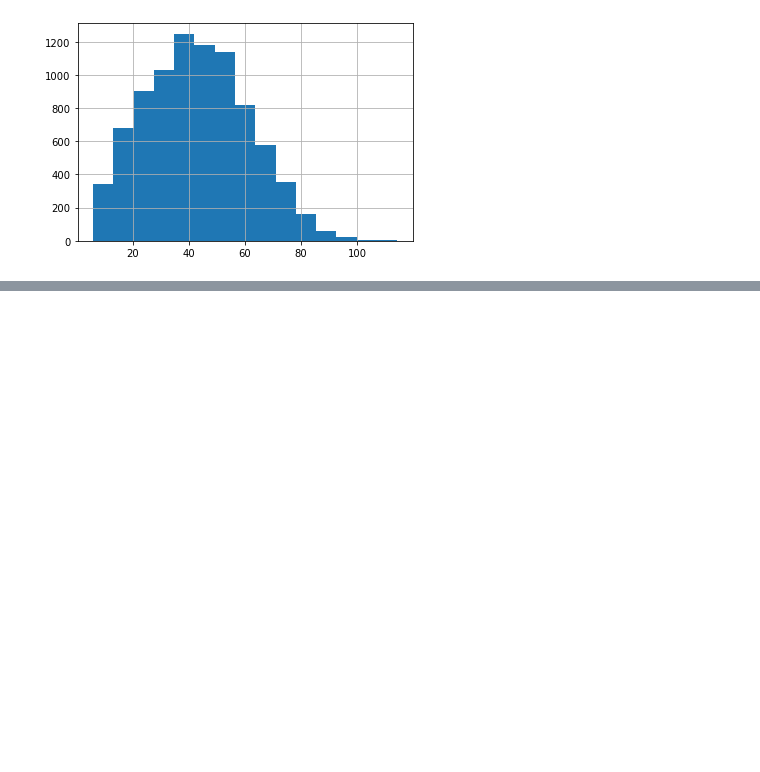
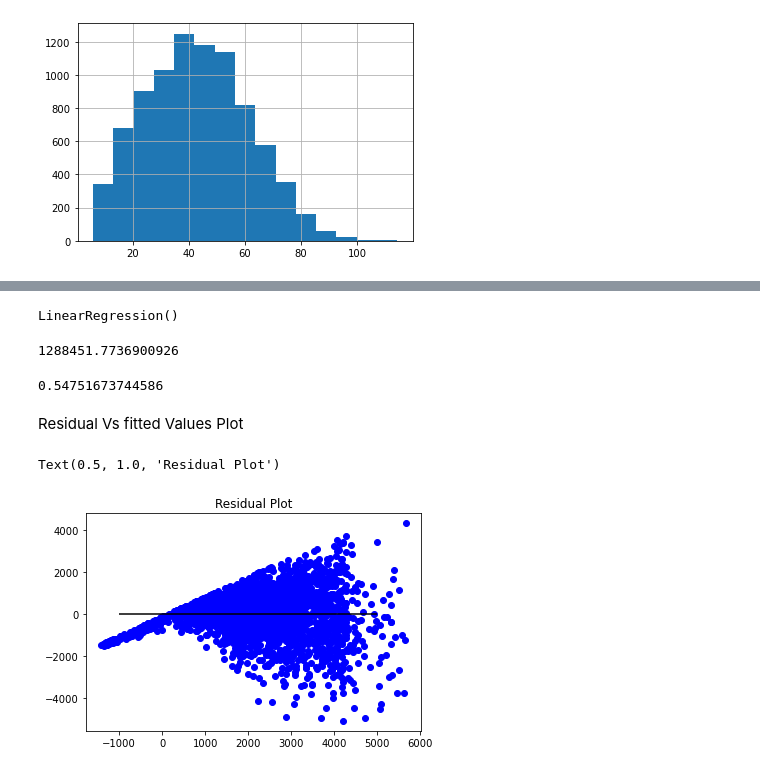
Before and after one commit to shrish83/Python-Basics, a Jupyter notebook: AnalyticsWidhyaDSCourse2021Bootcamp/March_Probability&Statistics/Project 2 - BigMartSalesProblem/script.ipynb, the cells around one changed output, grey strips where cells are left out. Saved outputs shown, nothing was run; the diff lists cells and outputs as text; code cells hidden in the pictures; blank space fills up the shorter version.

```diff
--- a/AnalyticsWidhyaDSCourse2021Bootcamp/March_Probability&Statistics/Project 2 - BigMartSalesProblem/script.ipynb
+++ b/AnalyticsWidhyaDSCourse2021Bootcamp/March_Probability&Statistics/Project 2 - BigMartSalesProblem/script.ipynb
@@ -356,0 +403,31 @@ train['Item_Outlet_Sales_log'].hist(bins=15)
+# %%
+X = X.drop(['Item_Outlet_Sales','Item_Outlet_Sales_log'],1)
+# %%
+x_train, x_cv, y_train, y_cv = train_test_split(X,train.Item_Outlet_Sales, test_size=0.3)
+# %%
+lreg.fit(x_train,y_train)
+# %% [output]
+LinearRegression()
+# %%
+#predict on cv
+pred_cv = lreg.predict(x_cv)
+# %%
+#mse
+mse = np.mean((pred_cv - y_cv) ** 2)
+mse
+# %% [output]
+1288451.7736900926
+# %%
+#r square
+lreg.score(x_cv,y_cv)
+# %% [output]
+0.54751673744586
+# %% [markdown]
+Residual Vs fitted Values Plot
+# %%
+x_plot = plt.scatter(pred_cv, (pred_cv- y_cv), c='b')
+plt.hlines(y=0, xmin=-1000, xmax=5000)
+plt.title("Residual Plot")
+# %% [output]
+Text(0.5, 1.0, 'Residual Plot')
+[figure, added]
```
Also changed, not shown: parts of 10 cells of this notebook, 3 other files.
